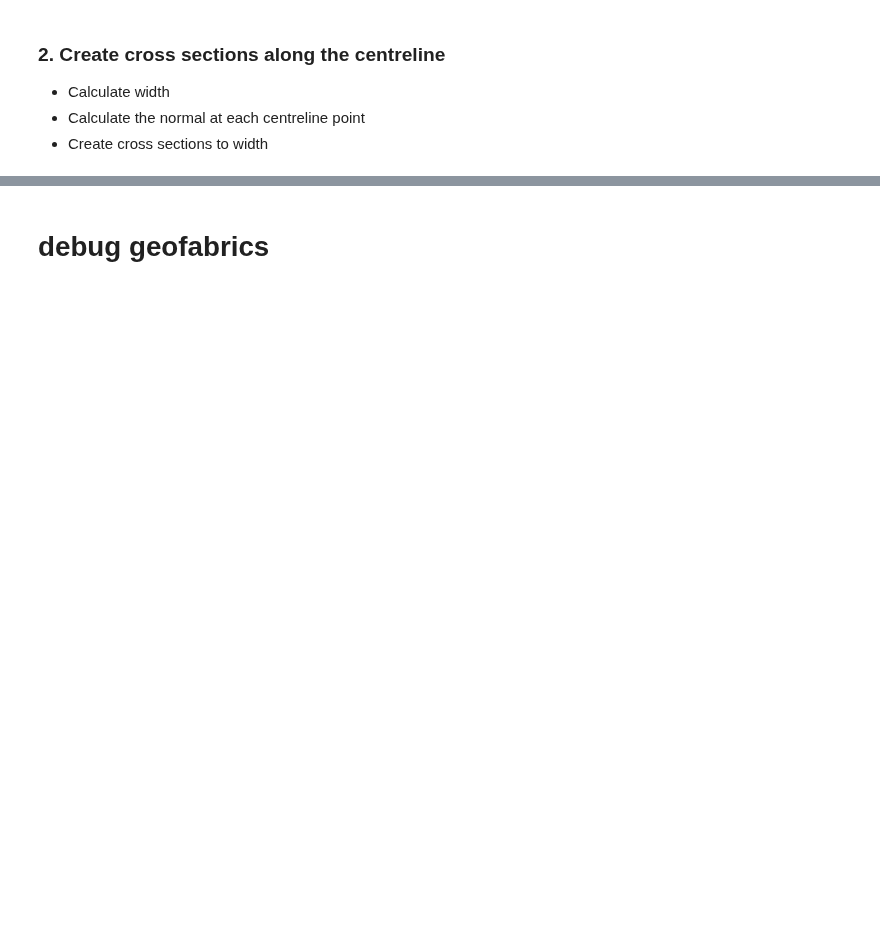
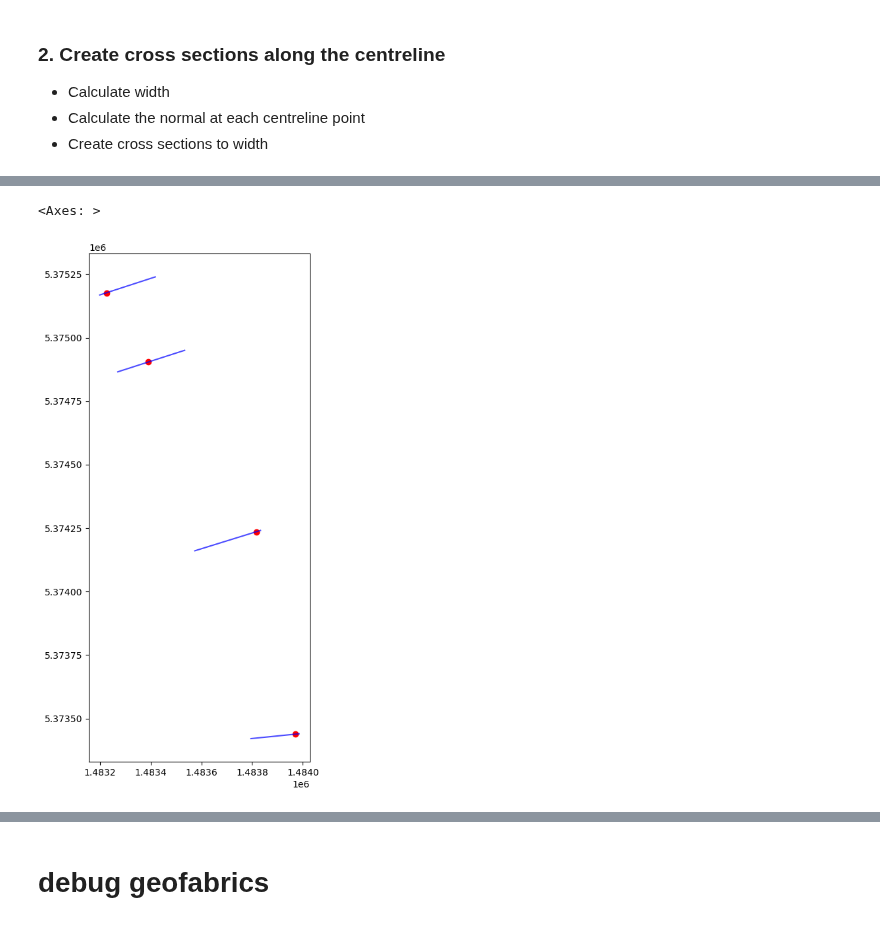
Before and after one commit to rosepearson/Hydrologic-DEMs-scripts, a Jupyter notebook: jupyter_notebooks/river_bathymetry/paper/Westport_measured.ipynb, the cells around one changed output, grey strips where cells are left out. Cells and saved outputs as stored; diff of their text form; code cells hidden in the pictures; blank space fills up the shorter version.

Commit message:
Finished a script for interpolating points along a river for inclusion in the GeoFabrics DEM generation process from measured sections.

```diff
--- a/jupyter_notebooks/river_bathymetry/paper/Westport_measured.ipynb
+++ b/jupyter_notebooks/river_bathymetry/paper/Westport_measured.ipynb
@@ -24,5 +26,5 @@ sections = sections.groupby(['Name'])['geometry'].apply(lambda x: shapely.geomet
 sections.to_file(base_path / "river_outlines" / "small" / "measured_sections.geojson")
 # %%
 sections = geopandas.read_file(base_path / "river_outlines" / "small" / "measured_sections.geojson")
-riverbanks = geopandas.read_file(base_path / "river_outlines" / "small" / "river_banks.geojson")
+river_outlines = geopandas.read_file(base_path / "river_outlines" / "small" / "river_banks.geojson")
 # %%
@@ -45,7 +43,8 @@ riverbanks
 # %%
 # resample to the same number of points
 n = 100
-for row in range(len(riverbanks)):
-    riverbanks.loc[row, 'geometry'] = shapely.geometry.LineString([riverbanks.iloc[row].geometry.interpolate(float(i)/n, normalized=True) for i in range(n + 1)])
+cross_sections = river_outlines.copy(deep=True)
+for row in range(len(cross_sections)):
+    cross_sections.loc[row, 'geometry'] = shapely.geometry.LineString([cross_sections.iloc[row].geometry.interpolate(float(i)/n, normalized=True) for i in range(n + 1)])
 # %%
 #riverbanks['Points'] = riverbanks.apply(lambda row: row['geometry'].coords, axis=1)
@@ -81,0 +72,6 @@ riverbanks['Right'].iloc[0].x
+# %%
+# Clip measured sections within specified river outline
+river_outlines_crs = river_outlines.crs
+river_outlines.loc[3] = {"Name": "Polygon", "geometry": shapely.geometry.Polygon(numpy.append(river_outlines[river_outlines['Name']=='Right'].iloc[0].geometry.coords, (numpy.array(river_outlines[river_outlines['Name']=='Left'].iloc[0].geometry.coords[::-1])), axis=0))}
+river_outlines.set_crs(river_outlines_crs, inplace=True);
+sections = sections.clip(river_outlines[river_outlines["Name"]=="Polygon"]).sort_index()
@@ -81,0 +80,7 @@ riverbanks['Right'].iloc[0].x
+# %%
+# Identify the thalweg location along each measured section
+sections_exploded = sections.apply(lambda row: shapely.geometry.MultiPoint(row['geometry'].coords), axis=1).explode(index_parts=True)
+thalweg_indices = sections_exploded.apply(lambda row: row.z).groupby(level=0).idxmin()
+thalweg_indices
+thalweg_points = sections_exploded[thalweg_indices]
+thalweg_points
@@ -81,0 +139,8 @@ riverbanks['Right'].iloc[0].x
+# %%
+import matplotlib.pyplot
+fig, ax = matplotlib.pyplot.subplots(figsize=(10, 10))
+sections.plot(ax=ax, alpha=0.7, color="b")
+thalweg_points.plot(ax=ax, color='r')
+# %% [output]
+<Axes: >
+[figure, added]
```
Also changed, not shown: parts of 40 cells of this notebook.
